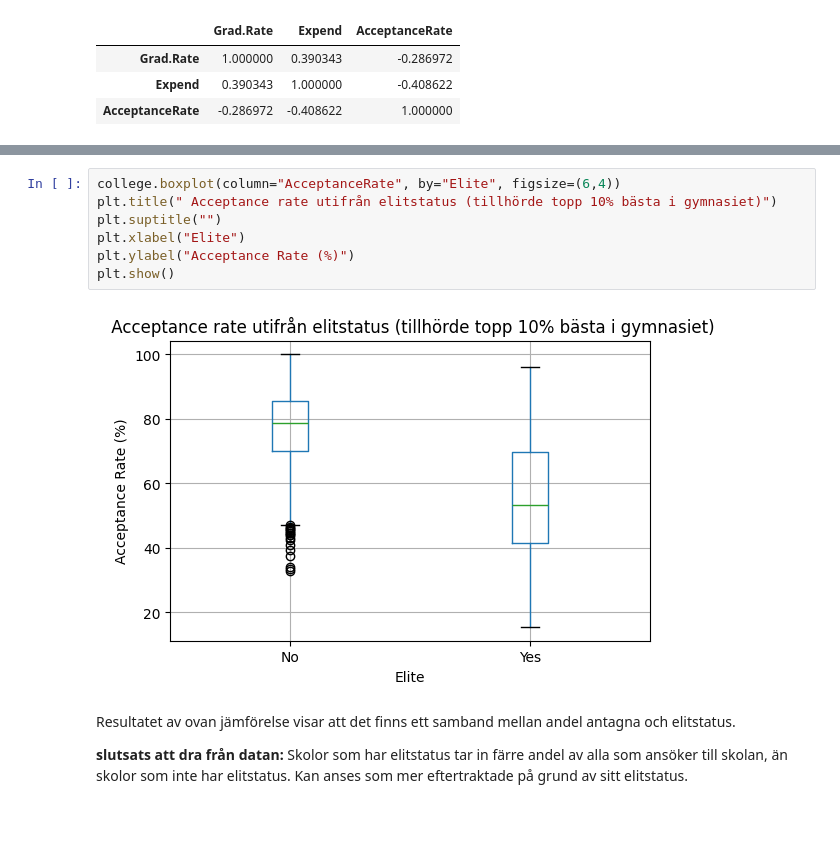
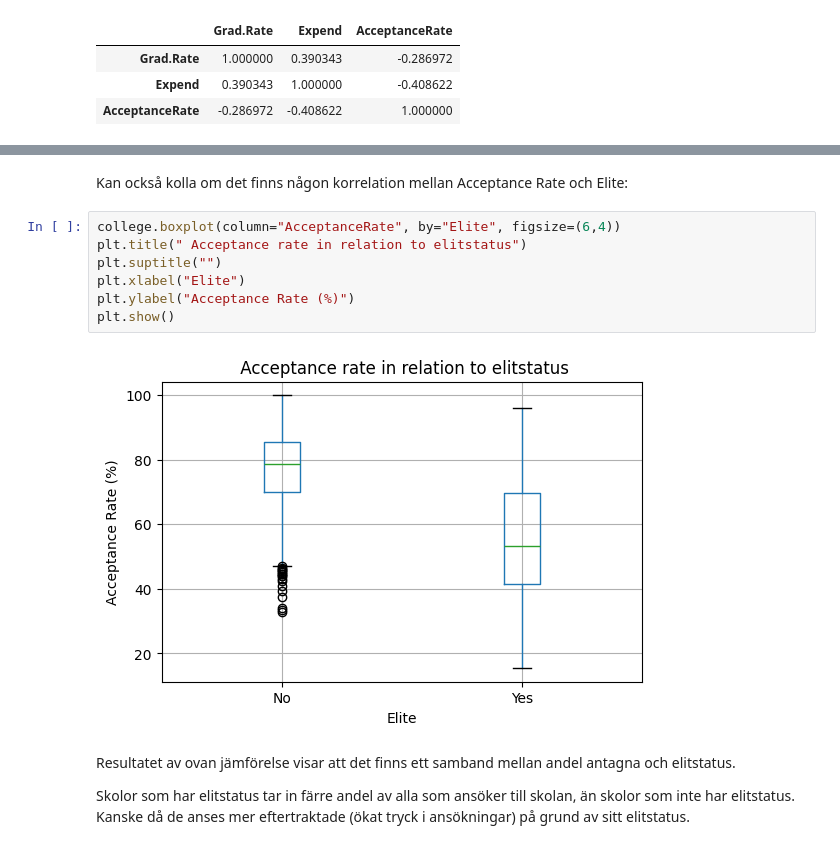
Before and after one commit to F-Degerman/data-mining-FANNY-DEGERMAN, a Jupyter notebook: Labb/Labb_databehandling.ipynb, the cells around one changed output, grey strips where cells are left out. Drawn from its saved outputs; the diff is of its cells as text; blank space fills up the shorter version.

```diff
--- a/Labb/Labb_databehandling.ipynb
+++ b/Labb/Labb_databehandling.ipynb
@@ -345,14 +348,16 @@ plt.show()
+# %% [markdown]
+Kan också kolla om det finns någon korrelation mellan Acceptance Rate och Elite:
 # %%
 college.boxplot(column="AcceptanceRate", by="Elite", figsize=(6,4))
-plt.title(" Acceptance rate utifrån elitstatus (tillhörde topp 10% bästa i gymnasiet)")
+plt.title(" Acceptance rate in relation to elitstatus")
 plt.suptitle("")
 plt.xlabel("Elite")
 plt.ylabel("Acceptance Rate (%)")
 plt.show()
 # %% [output]
-[figure, old version]
+[figure, new version]
 # %% [markdown]
 Resultatet av ovan jämförelse visar att det finns ett samband mellan andel antagna och elitstatus.
 
-**slutsats att dra från datan:** Skolor som har elitstatus tar in färre andel av alla som ansöker till skolan, än skolor som inte har elitstatus. Kan anses som mer eftertraktade på grund av sitt elitstatus.
+Skolor som har elitstatus tar in färre andel av alla som ansöker till skolan, än skolor som inte har elitstatus. Kanske då de anses mer eftertraktade (ökat tryck i ansökningar) på grund av sitt elitstatus.
 # %% [markdown]
```
Also changed, not shown: parts of 20 cells of this notebook.
